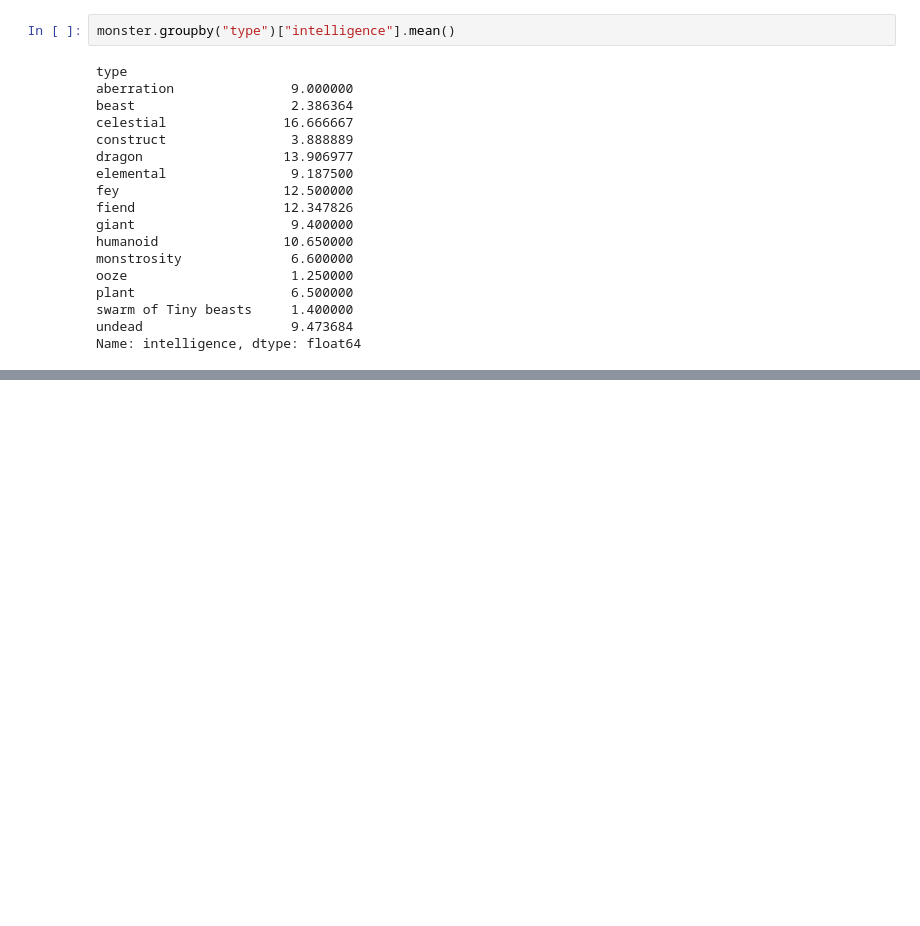
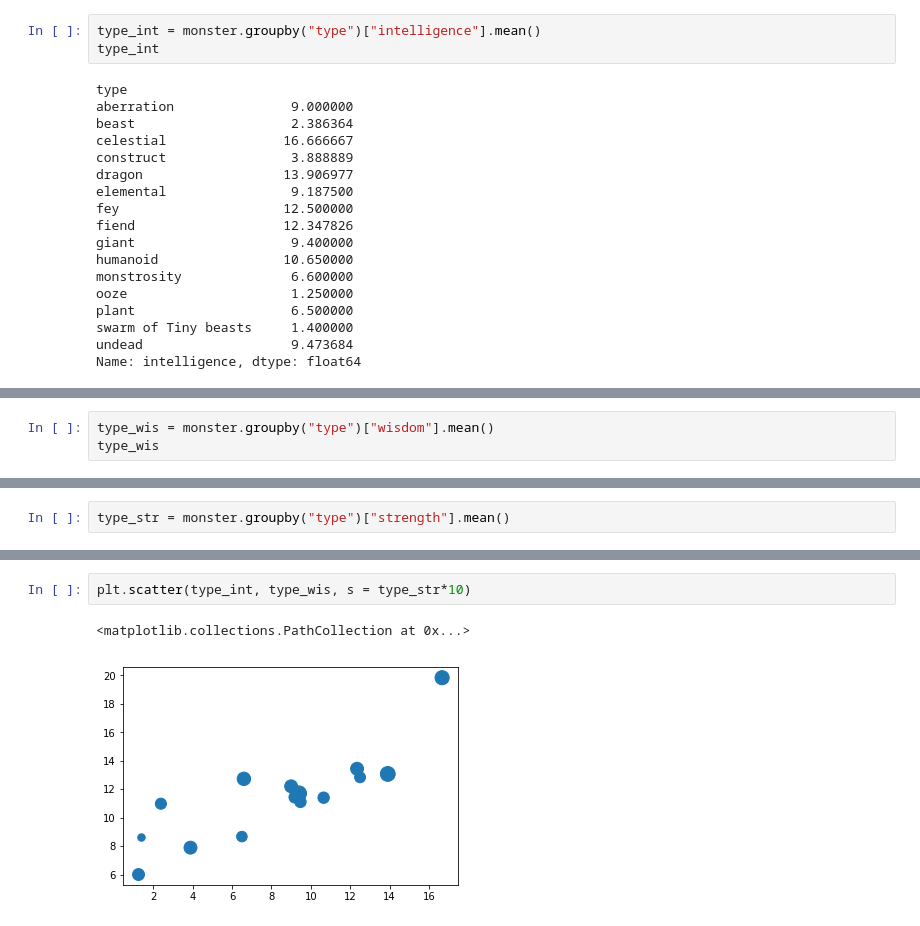
Before and after one commit to claxtonh/Project-1, a Jupyter notebook: Getting Data-Copy2.ipynb, the cells around one changed output, grey strips where cells are left out. Saved outputs shown, nothing was run; the diff lists cells and outputs as text; blank space fills up the shorter version.

```diff
--- a/Getting Data-Copy2.ipynb
+++ b/Getting Data-Copy2.ipynb
@@ -308,7 +363,8 @@ plt.bar(size_smarts, height)
 ValueError: shape mismatch: objects cannot be broadcast to a single shape
 [figure]
 # %%
-monster.groupby("type")["intelligence"].mean()
+type_int = monster.groupby("type")["intelligence"].mean()
+type_int
 # %% [output]
 type
 aberration               9.000000
@@ -334,0 +386,3 @@ ValueError: shape mismatch: objects cannot be broadcast to a single shape
+# %%
+type_wis = monster.groupby("type")["wisdom"].mean()
+type_wis
@@ -334,0 +407,2 @@ ValueError: shape mismatch: objects cannot be broadcast to a single shape
+# %%
+type_str = monster.groupby("type")["strength"].mean()
@@ -334,0 +427,5 @@ ValueError: shape mismatch: objects cannot be broadcast to a single shape
+# %%
+plt.scatter(type_int, type_wis, s = type_str*10)
+# %% [output]
+<matplotlib.collections.PathCollection at 0x...>
+[figure, added]
```
Also changed, not shown: parts of 7 cells of this notebook.
